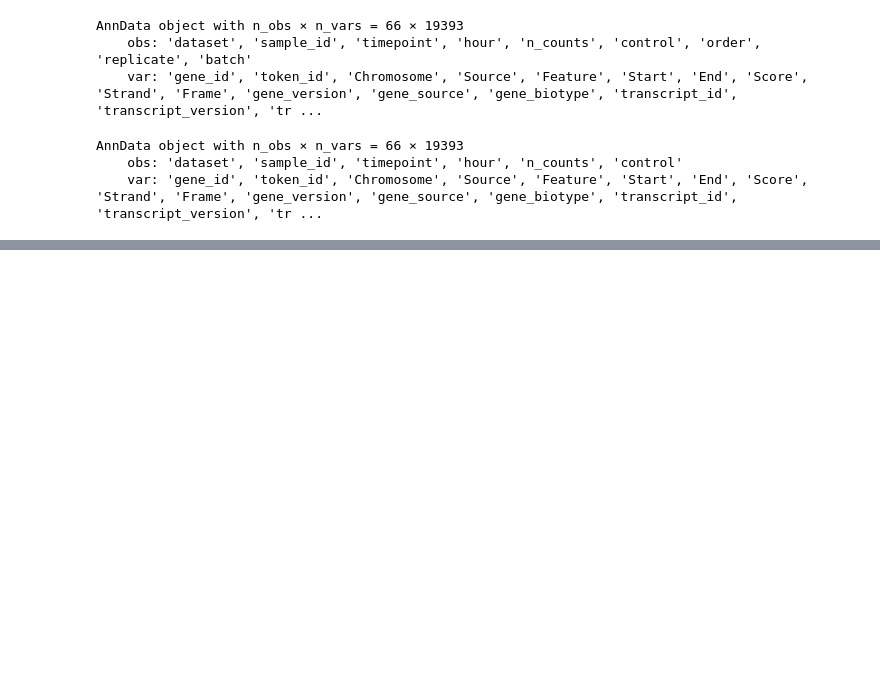
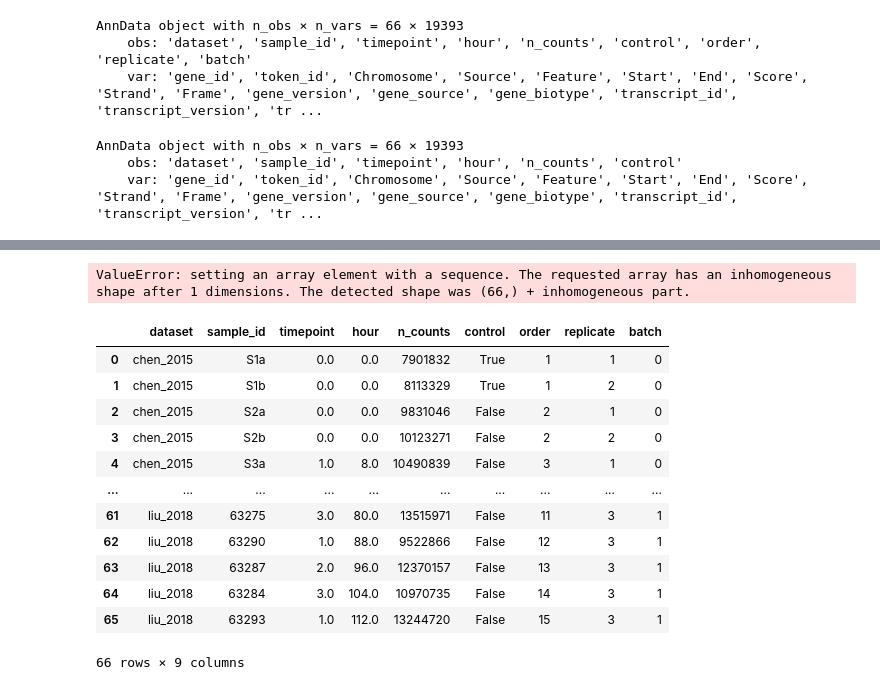
Before and after one commit to CooperStansbury/geneformer_dev, a Jupyter notebook: notebooks/data_engineering/jpic.ipynb, the cells around one changed output, grey strips where cells are left out. Cells and saved outputs as stored; diff of their text form; code cells hidden in the pictures; blank space fills up the shorter version.

Commit message:
trying to understand how to format anndata to geneformer inputs

```diff
--- a/notebooks/data_engineering/jpic.ipynb
+++ b/notebooks/data_engineering/jpic.ipynb
@@ -133,0 +145,2 @@ adDs_combined.write(out_path)
+# %%
+input_path = "/nfs/turbo/umms-indikar/shared/projects/geneformer/data/rajapakse_lab_data_jpic.h5ad"
@@ -133,0 +321,10 @@ adDs_combined.write(out_path)
+# %%
+DEFAULT_TOKEN_PATH = "/nfs/turbo/umms-indikar/shared/projects/geneformer/token_dictionary.pkl"
+DEFAULT_MEDIAN_PATH = "/nfs/turbo/umms-indikar/shared/projects/geneformer/geneformer/gene_median_dictionary.pkl"
+
+gene_token_dict, gene_keys, genelist_dict = load_gene_tokenization(DEFAULT_TOKEN_PATH)
+gene_median_dict = load_gene_median_dict(DEFAULT_MEDIAN_PATH)
+# %%
+print(input_path)
+adata = ad.read(input_path, backed="r")
+adata
@@ -133,0 +336,24 @@ adDs_combined.write(out_path)
+# %%
+tokenized_cells, cell_metadata = tokenize_anndata(adata,
+                                                  genelist_dict,
+                                                  gene_median_dict)
+# %%
+np.array(tokenized_cells).shape
+# %% [output]
+ValueError: setting an array element with a sequence. The requested array has an inhomogeneous shape after 1 dimensions. The detected shape was (66,) + inhomogeneous part.
+# %%
+pd.DataFrame(cell_metadata)
+# %% [output]
+|  | dataset | sample_id | timepoint | hour | n_counts | control | order | replicate | batch |
+| 0 | chen_2015 | S1a | 0.0 | 0.0 | 7901832 | True | 1 | 1 | 0 |
+| 1 | chen_2015 | S1b | 0.0 | 0.0 | 8113329 | True | 1 | 2 | 0 |
+| 2 | chen_2015 | S2a | 0.0 | 0.0 | 9831046 | False | 2 | 1 | 0 |
+| 3 | chen_2015 | S2b | 0.0 | 0.0 | 10123271 | False | 2 | 2 | 0 |
+| 4 | chen_2015 | S3a | 1.0 | 8.0 | 10490839 | False | 3 | 1 | 0 |
+| ... | ... | ... | ... | ... | ... | ... | ... | ... | ... |
+| 61 | liu_2018 | 63275 | 3.0 | 80.0 | 13515971 | False | 11 | 3 | 1 |
+| 62 | liu_2018 | 63290 | 1.0 | 88.0 | 9522866 | False | 12 | 3 | 1 |
+| 63 | liu_2018 | 63287 | 2.0 | 96.0 | 12370157 | False | 13 | 3 | 1 |
+| 64 | liu_2018 | 63284 | 3.0 | 104.0 | 10970735 | False | 14 | 3 | 1 |
+| 65 | liu_2018 | 63293 | 1.0 | 112.0 | 13244720 | False | 15 | 3 | 1 |
+66 rows × 9 columns
```
Also changed, not shown: parts of 5 cells of this notebook.
